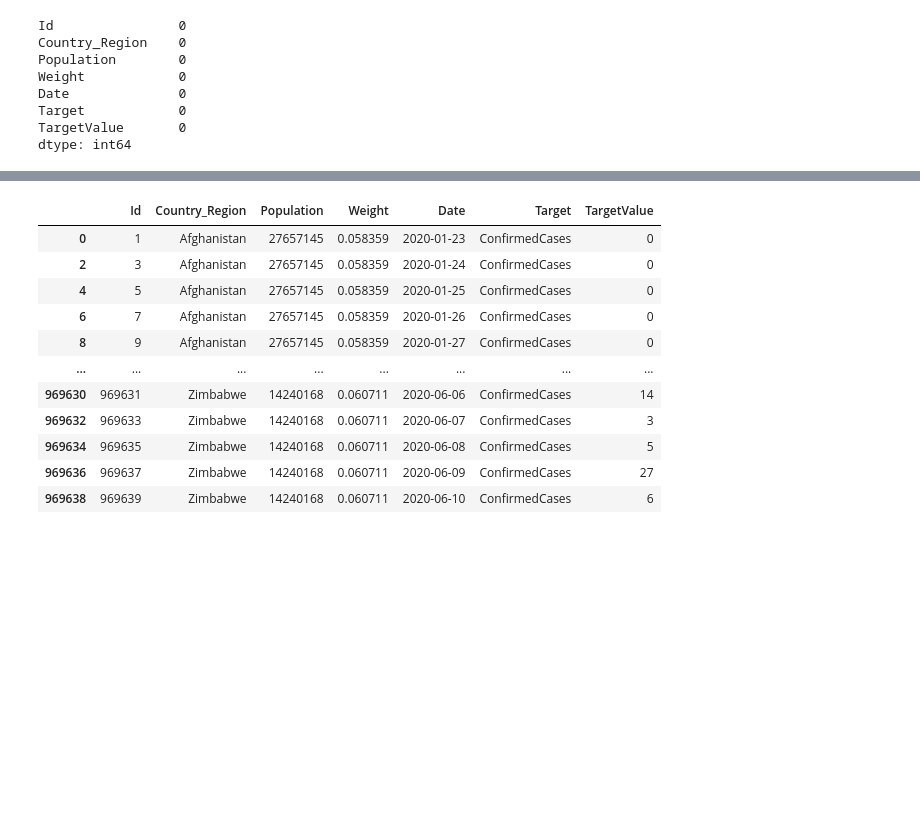
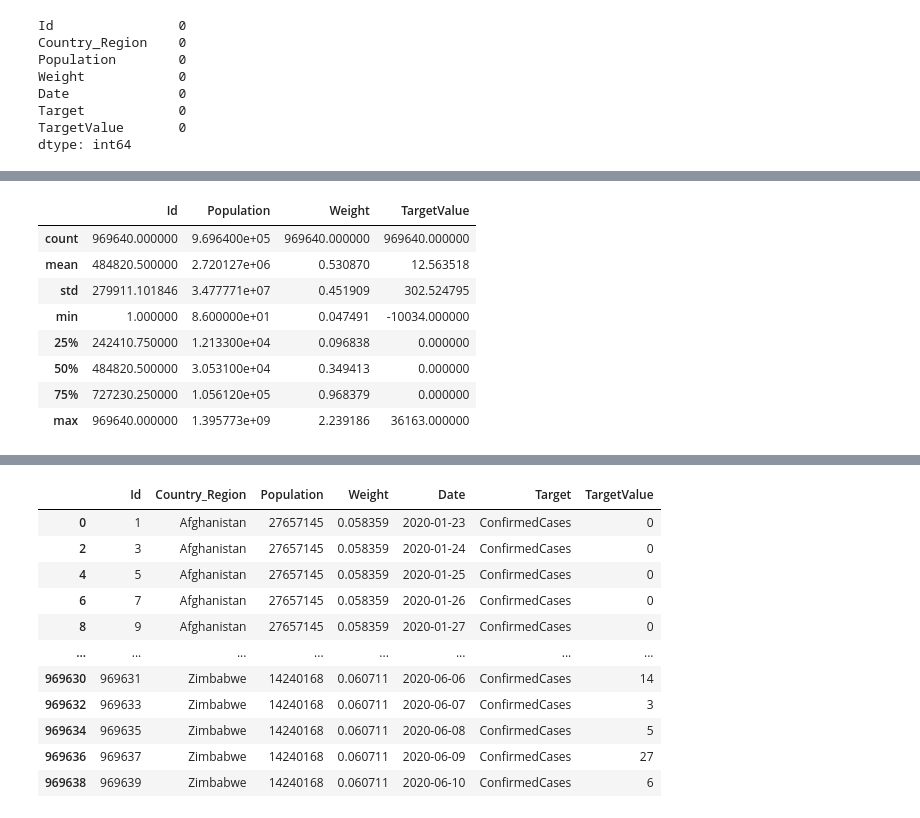
Before and after one commit to sahilkhan-7/Covid-19-global-forcasting, a Jupyter notebook: Sahil_khan's test copy.ipynb, the cells around one changed output, grey strips where cells are left out. Cells and saved outputs as stored; diff of their text form; code cells hidden in the pictures; blank space fills up the shorter version.

```diff
--- a/Sahil_khan's test copy.ipynb
+++ b/Sahil_khan's test copy.ipynb
@@ -111,0 +160,12 @@ dtype: int64
+# %%
+df.describe()
+# %% [output]
+|  | Id | Population | Weight | TargetValue |
+| count | 969640.000000 | 9.696400e+05 | 969640.000000 | 969640.000000 |
+| mean | 484820.500000 | 2.720127e+06 | 0.530870 | 12.563518 |
+| std | 279911.101846 | 3.477771e+07 | 0.451909 | 302.524795 |
+| min | 1.000000 | 8.600000e+01 | 0.047491 | -10034.000000 |
+| 25% | 242410.750000 | 1.213300e+04 | 0.096838 | 0.000000 |
+| 50% | 484820.500000 | 3.053100e+04 | 0.349413 | 0.000000 |
+| 75% | 727230.250000 | 1.056120e+05 | 0.968379 | 0.000000 |
+| max | 969640.000000 | 1.395773e+09 | 2.239186 | 36163.000000 |
```
Also changed, not shown: parts of 11 cells of this notebook.
